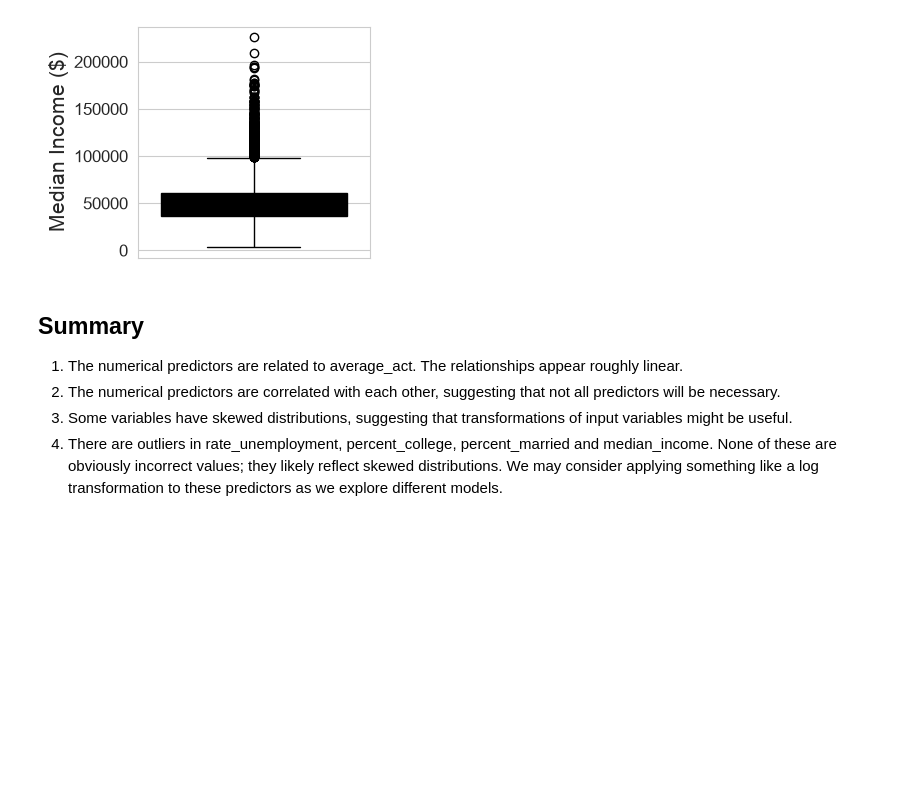
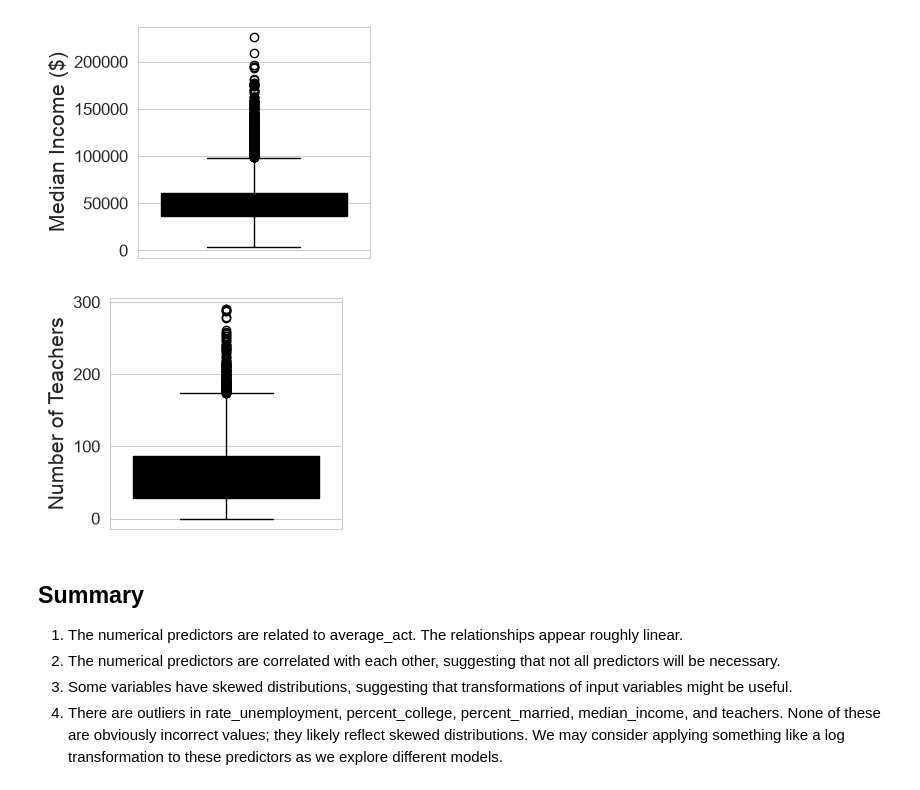
Before and after one commit to keltisant/DATA5100-education, a Jupyter notebook: code/education_eda.ipynb, the cells around one changed output. Saved outputs shown, nothing was run; the diff lists cells and outputs as text; code cells hidden in the pictures; blank space fills up the shorter version.

Commit message:
Updated modeling file, added report

```diff
--- a/code/education_eda.ipynb
+++ b/code/education_eda.ipynb
@@ -119,9 +121,21 @@ plt.tick_params(labelsize = 12)
 plt.show()
 # %% [output]
 [figure]
+# %%
+plt.figure(figsize = (3,3))
+
+sns.boxplot(data = df['teachers'], color = 'k')
+
+plt.ylabel('Number of Teachers', fontsize = 15)
+
+plt.tick_params(labelsize = 12)
+
+plt.show()
+# %% [output]
+[figure, added]
 # %% [markdown]
 ## Summary
 1. The numerical predictors are related to average_act. The relationships appear roughly linear.
 2. The numerical predictors are correlated with each other, suggesting that not all predictors will be necessary.
 3. Some variables have skewed distributions, suggesting that transformations of input variables might be useful.
-4. There are outliers in rate_unemployment, percent_college, percent_married and median_income. None of these are obviously incorrect values; they likely reflect skewed distributions. We may consider applying something like a log transformation to these predictors as we explore different models.
+4. There are outliers in rate_unemployment, percent_college, percent_married, median_income, and teachers. None of these are obviously incorrect values; they likely reflect skewed distributions. We may consider applying something like a log transformation to these predictors as we explore different models.
```
Also changed, not shown: parts of 4 cells of this notebook, 8 other files.
